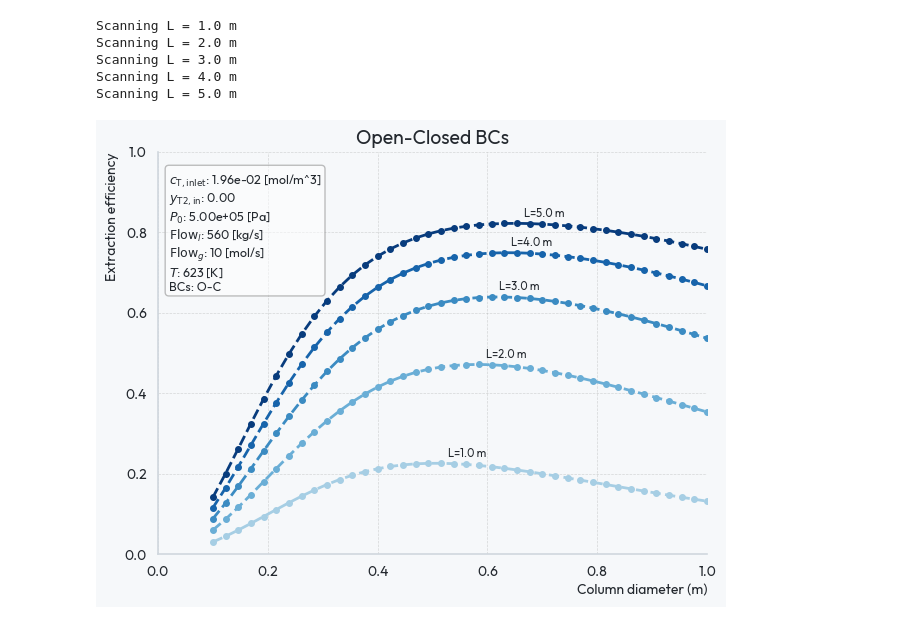
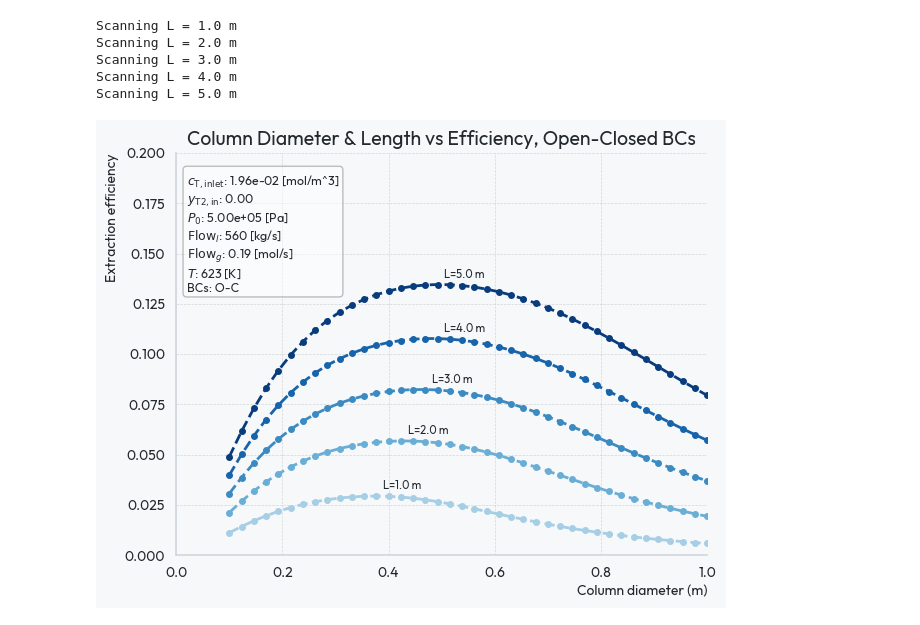
Before and after one commit to rossmacdonald98/BubbleColumnGLC, a Jupyter notebook: GLC/L_D_scan.ipynb, the cells around one changed output. Drawn from its saved outputs; the diff is of its cells as text; code cells hidden in the pictures.

```diff
--- a/GLC/L_D_scan.ipynb
+++ b/GLC/L_D_scan.ipynb
@@ -20,7 +20,7 @@ base_params = {
     "P_0": 5e5,             # Pa
     "BCs": "O-C",           # Boundary conditions: "O-C" or "C-C"
     "Flow_l": 560,          # kg/s
-    "Flow_g": 10,           # mol/s
+    "Flow_g": 0.19,           # mol/s
     "T": 623,               # K
     "elements": 50,         # Number of initial mesh elements for solver
 }
@@ -61,7 +61,7 @@ for L, efficiencies in scan_results.items():
 plt.xlabel("Column diameter (m)")
 plt.ylabel("Extraction efficiency")
 
-plt.ylim(0, 1)
+plt.ylim(0, 0.2)
 plt.xlim(0, diameters.max())
 plt.grid(True, which='both', linestyle='--', linewidth=0.5)
 # plt.legend()
@@ -71,33 +71,33 @@ plt.tight_layout()
 c_T_inlet = base_params.get("c_T_inlet")
 y_T2_in = base_params.get("y_T2_in")
 P_0 = base_params.get("P_0")
 Flow_l = base_params.get("Flow_l")
 Flow_g = base_params.get("Flow_g")
 T = base_params.get("T")
 BCs = base_params.get("BCs")
 
 if BCs == "C-C":
     plt.title('Column Diameter & Length vs Efficiency, Closed-Closed BCs', fontsize=14)
 elif BCs == "O-C":
     plt.title('Column Diameter & Length vs Efficiency, Open-Closed BCs', fontsize=14)
 
 param_text = (
     f"$c_\\mathrm{{T,inlet}}$: {c_T_inlet:.2e} [mol/m^3]\n"
     f"$y_\\mathrm{{T2,in}}$: {y_T2_in:.2f}\n"
     f"$P_0$: {P_0:.2e} [Pa]\n"
     f"$\\mathrm{{Flow}}_l$: {Flow_l:.0f} [kg/s]\n"
-    f"$\\mathrm{{Flow}}_g$: {Flow_g:.0f} [mol/s]\n"
+    f"$\\mathrm{{Flow}}_g$: {Flow_g:.2f} [mol/s]\n"
     f"$T$: {T} [K]\n"
     f"BCs: {BCs}"
 )
 
 ax = plt.gca()
 ax.text(
     0.02, 0.95, param_text,
     transform=ax.transAxes, fontsize=9, va='top', ha='left',
     bbox=dict(facecolor='white', alpha=0.5, edgecolor='gray', boxstyle='round')
 )
-plt.savefig("bubble_column_parametric_scan.pdf")
+plt.savefig(f"bubble_column_parametric_scan_{BCs}.pdf", bbox_inches='tight')
 plt.show()
 # %% [output]
-[figure, old version]
+[figure, new version]
```
Also changed, not shown: parts of 1 cell of this notebook.
